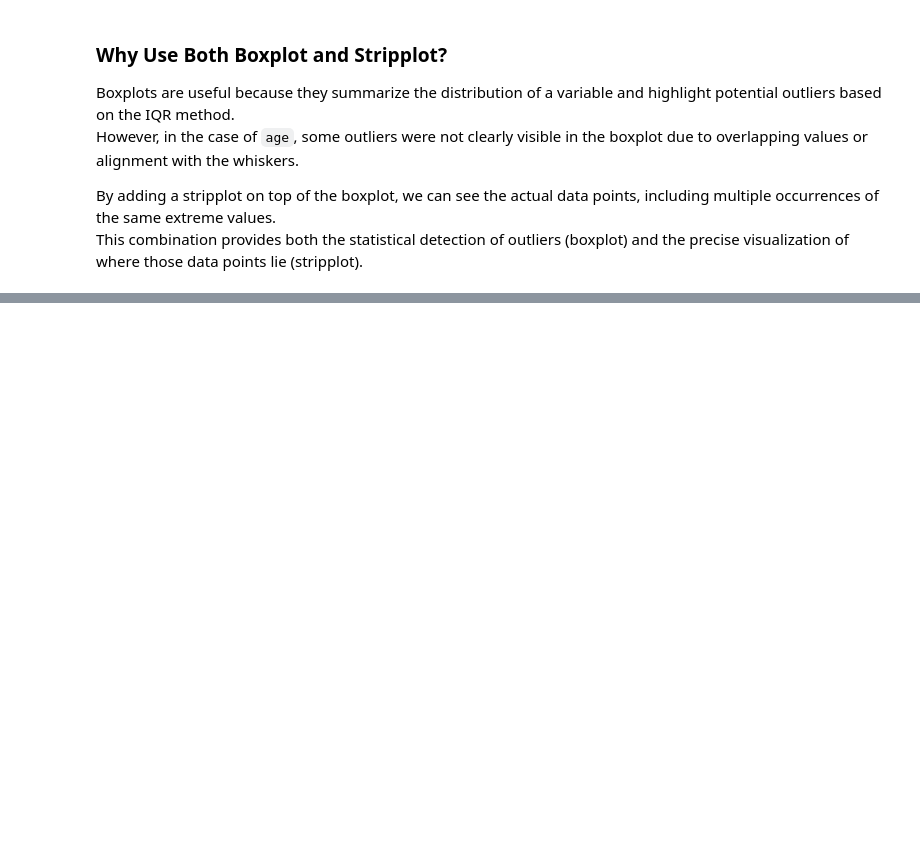
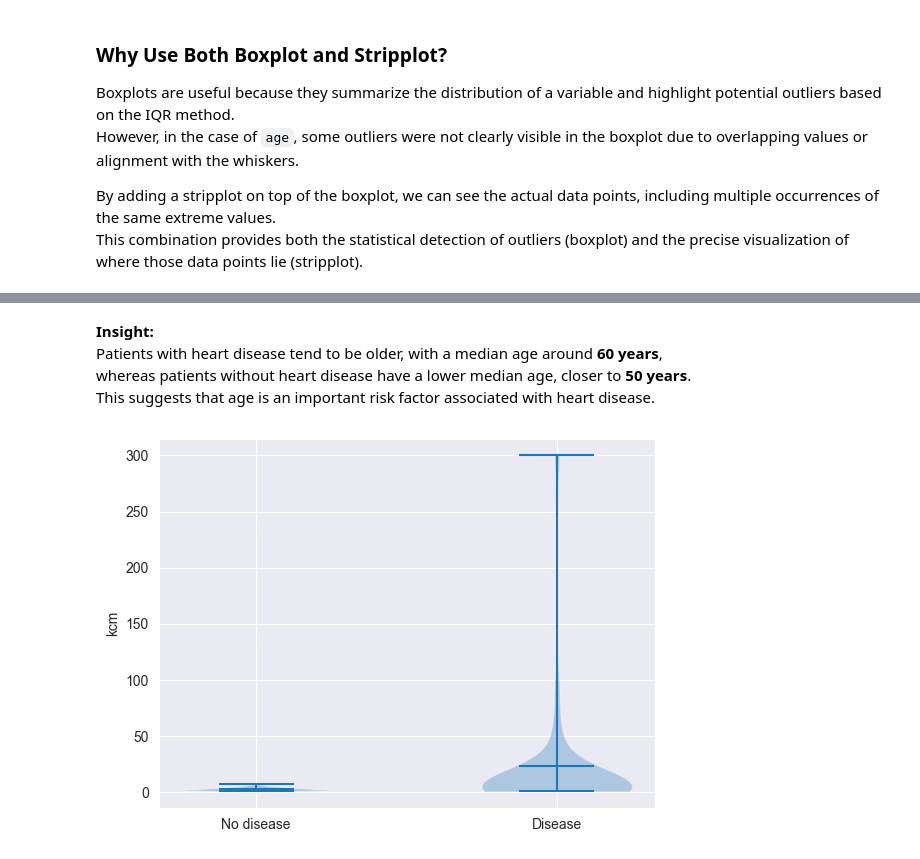
Before and after one commit to plamensve/DS_FINAL_PROJECT, a Jupyter notebook: notebooks/03_eda_dataset_1.ipynb, the cells around one changed output, grey strips where cells are left out. Saved outputs shown, nothing was run; the diff lists cells and outputs as text; code cells hidden in the pictures; blank space fills up the shorter version.

```diff
--- a/notebooks/03_eda_dataset_1.ipynb
+++ b/notebooks/03_eda_dataset_1.ipynb
@@ -326,0 +334,14 @@ plt.show()
+# %% [markdown]
+**Insight:**
+Patients with heart disease tend to be older, with a median age around **60 years**,
+whereas patients without heart disease have a lower median age, closer to **50 years**.
+This suggests that age is an important risk factor associated with heart disease.
+# %%
+plt.violinplot([dataset1[dataset1["heart_disease"] == 0]["kcm"],
+                dataset1[dataset1["heart_disease"] == 1]["kcm"]],
+               showmeans=True)
+plt.xticks([1, 2], ["No disease", "Disease"])
+plt.ylabel('kcm')
+plt.show()
+# %% [output]
+[figure, added]
```
Also changed, not shown: parts of 5 cells of this notebook, 2 other files.
